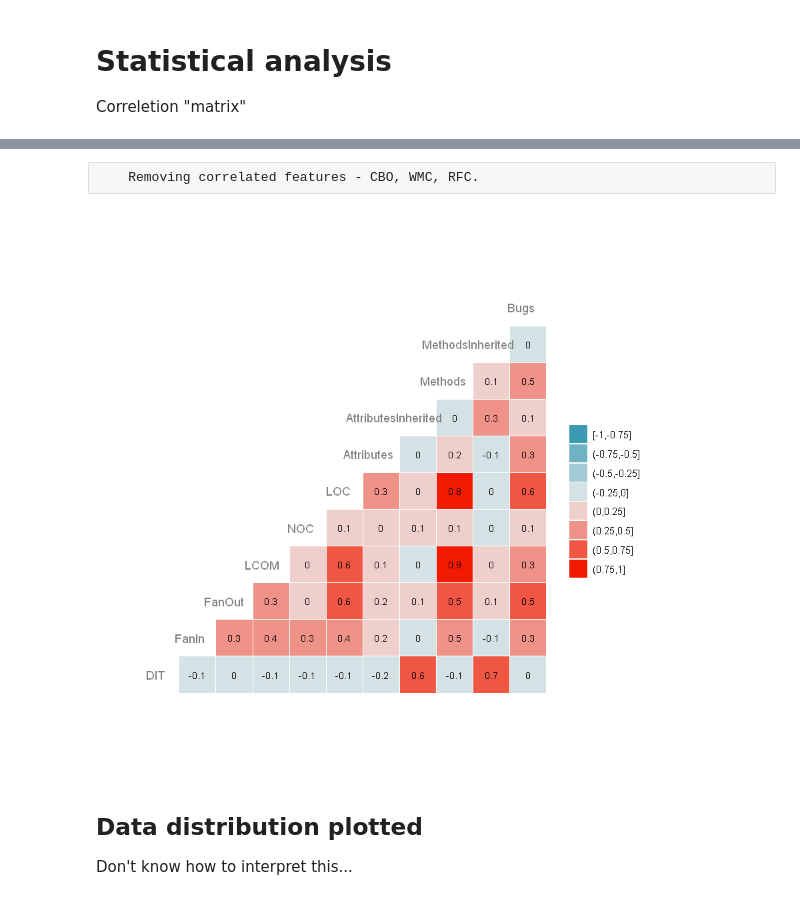
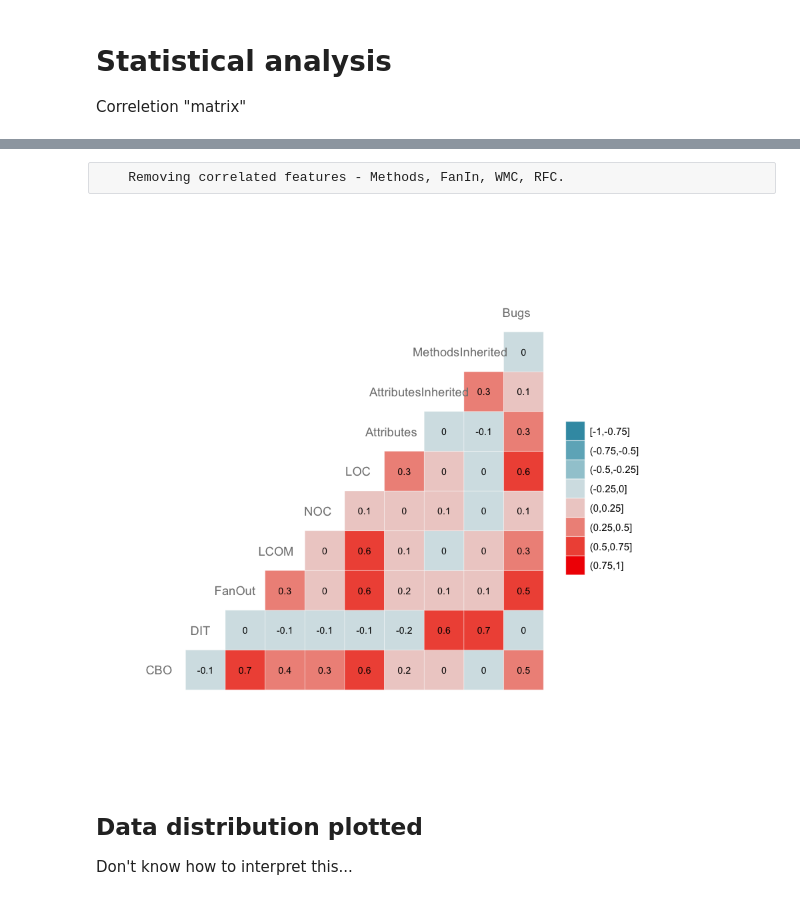
Before and after one commit to marcinrabiza/software-bugs-prediction, a Jupyter notebook: bugsNotebook.ipynb, the cells around one changed output, grey strips where cells are left out. Cells and saved outputs as stored; diff of their text form; code cells hidden in the pictures.

Commit message:
WorkingsWithoutCorrelatedAtt

```diff
--- a/bugsNotebook.ipynb
+++ b/bugsNotebook.ipynb
@@ -86,19 +86,19 @@ ggcorr(
 # %% [raw]
-    Removing correlated features - CBO, WMC, RFC.
+    Removing correlated features - Methods, FanIn, WMC, RFC.
 # %%
-bugsDataWoCor <- subset(bugsData, select = -c(CBO, WMC, RFC))
+bugsDataWoCor <- subset(bugsData, select = -c(Methods, FanIn, WMC, RFC))
 ggcorr(
     bugsDataWoCor,
     nbreaks = 8,
     label = TRUE,
     label_size = 3,
     color = "grey50",
     layout.exp = 1,
     hjust = 0.75,
     method=c("pairwise", "pearson")
 )
 # %% [output]
-[figure, old version]
+[figure, new version]
 # %% [markdown]
 ## Data distribution plotted
 Don't know how to interpret this...
```
Also changed, not shown: parts of 21 cells of this notebook.
